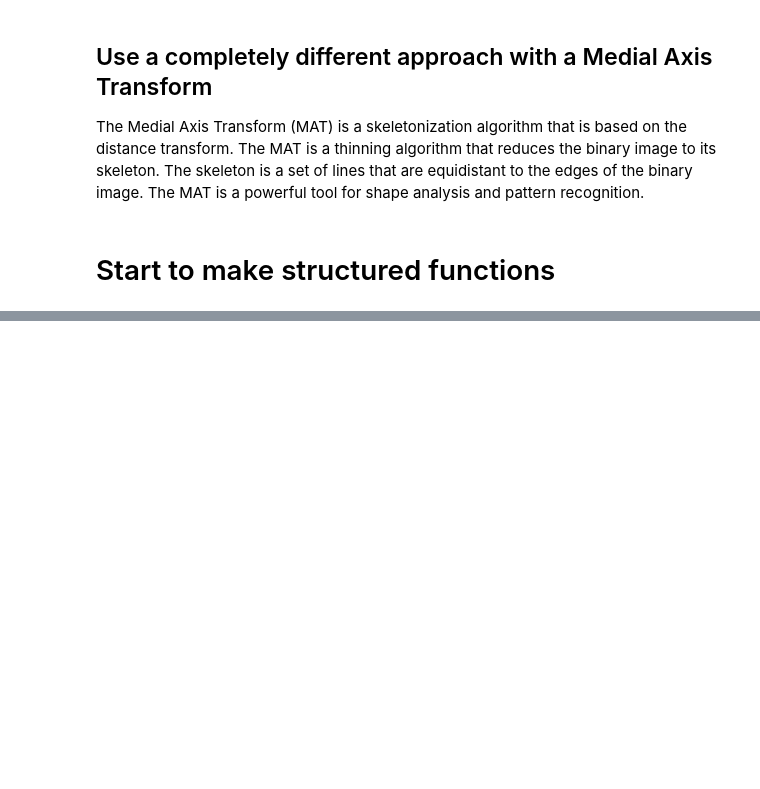
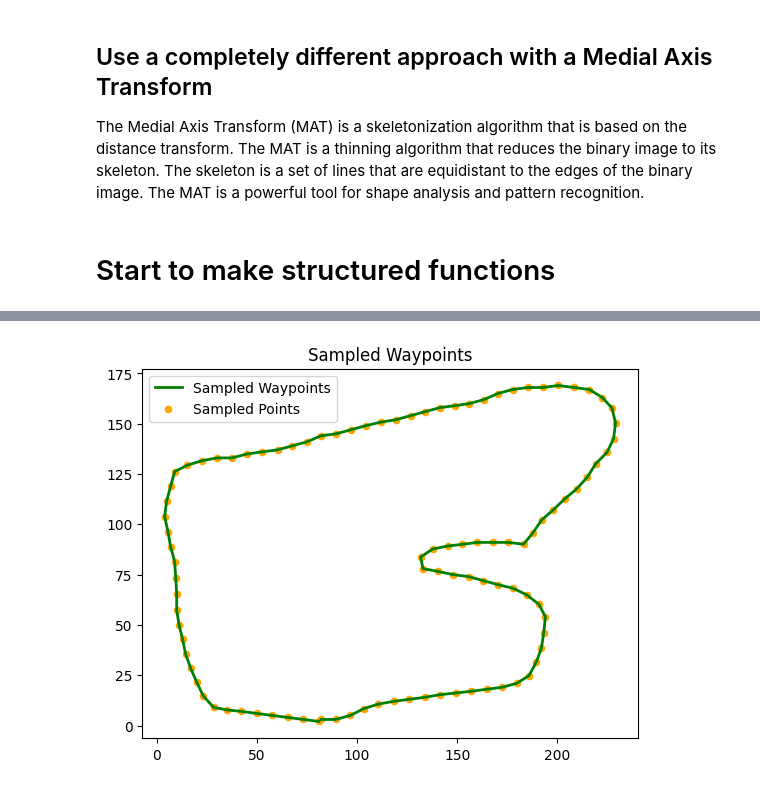
Before and after one commit to anjrew/race-lines-optimization, a Jupyter notebook: notebooks/track_coordinates.ipynb, the cells around one changed output, grey strips where cells are left out. Saved outputs shown, nothing was run; the diff lists cells and outputs as text; code cells hidden in the pictures; blank space fills up the shorter version.

Commit message:
Improvements to visualization

```diff
--- a/notebooks/track_coordinates.ipynb
+++ b/notebooks/track_coordinates.ipynb
@@ -365,14 +375,16 @@ def sample_waypoints(points: np.ndarray, num_points: int) -> np.ndarray:
         waypoints[i] = (1 - t) * points[idx] + t * points[idx+1]
     return waypoints
 # %%
-sample_waypointss = sample_waypoints(np.array(outer_border), 100)
+outer_waypoints = sample_waypoints(np.array(outer_border), 100)
 # Plot sampled waypoints
-plt.plot(sample_waypointss[:,0], sample_waypointss[:,1], 'g-', linewidth=2, label='Sampled Waypoints')
+plt.plot(outer_waypoints[:,0], outer_waypoints[:,1], 'g-', linewidth=2, label='Sampled Waypoints')
 # Put actual scatter points to see them
-plt.scatter(sample_waypointss[:,0], sample_waypointss[:,1], c='orange', s=20, label='Sampled Points')
+plt.scatter(outer_waypoints[:,0], outer_waypoints[:,1], c='orange', s=20, label='Sampled Points')
 plt.title('Sampled Waypoints')
 plt.legend()
 plt.show()
+# %% [output]
+[figure, added]
 # %%
 def find_inner_border(binary_image: cv2.typing.MatLike) -> cv2.typing.MatLike:
    # Erode to create an artificial inner boundary
```
Also changed, not shown: parts of 8 cells of this notebook.
